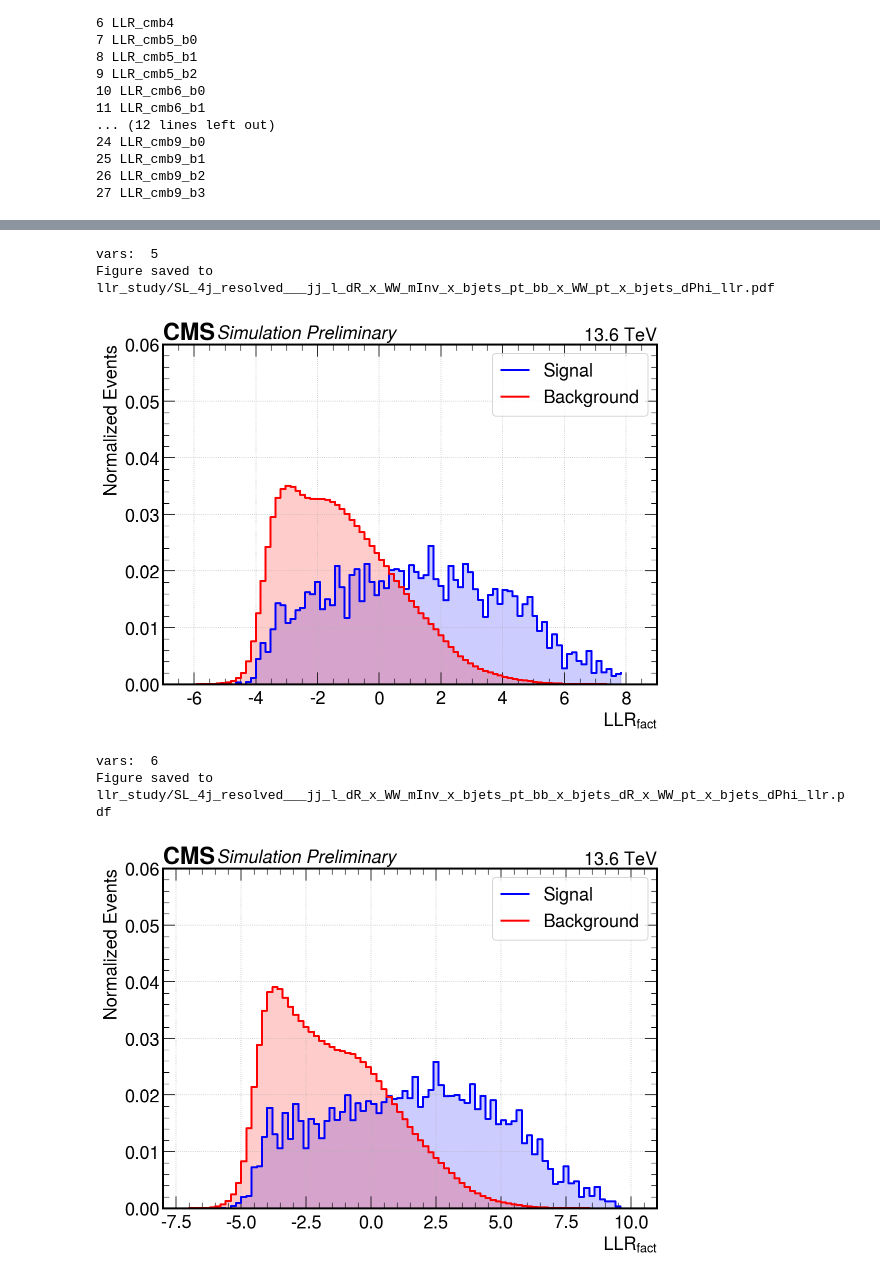
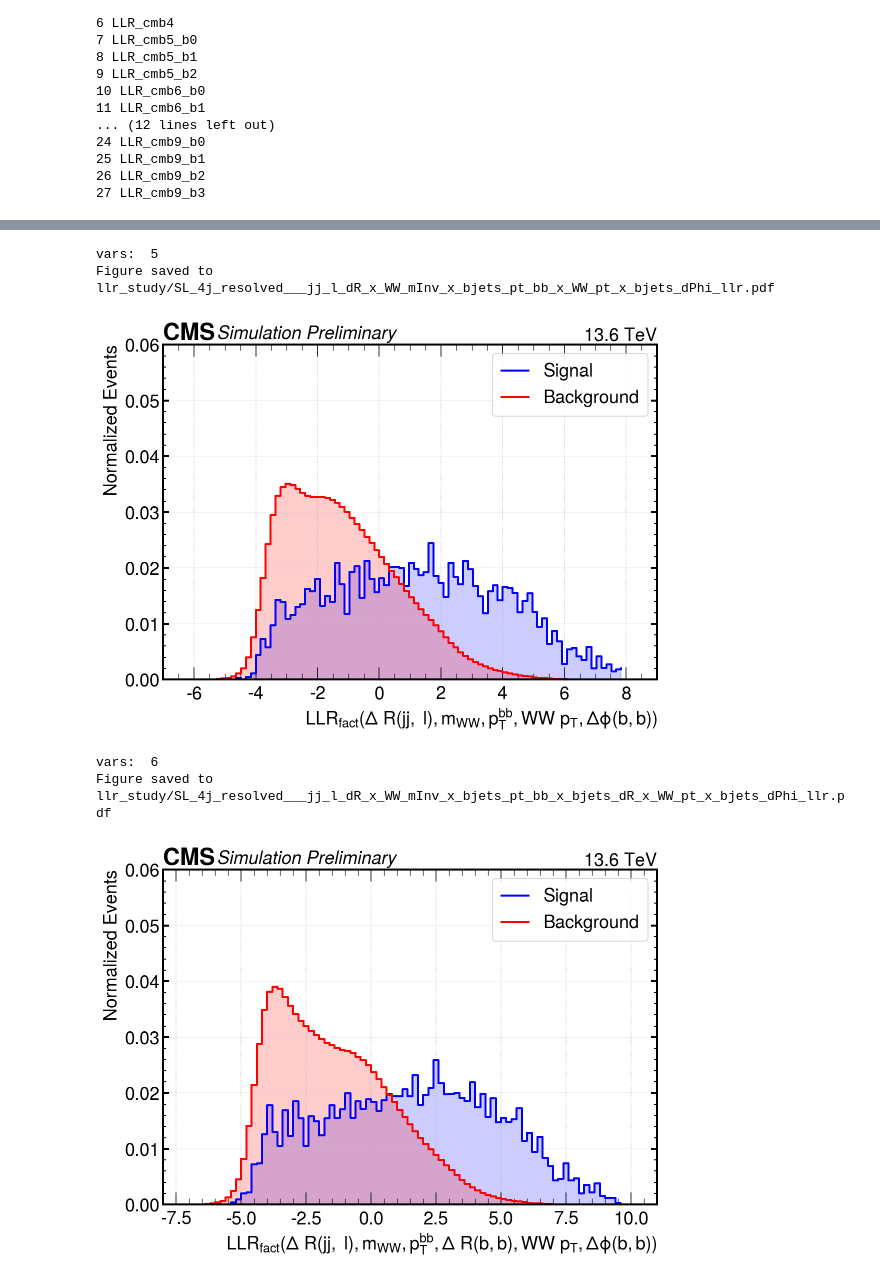
Before and after one commit to antonettprado/hh, a Jupyter notebook: llr_study/plot_llrs_distributions.ipynb, the cells around one changed output, grey strips where cells are left out. Drawn from its saved outputs; the diff is of its cells as text; code cells hidden in the pictures.

```diff
--- a/llr_study/plot_llrs_distributions.ipynb
+++ b/llr_study/plot_llrs_distributions.ipynb
@@ -2,12 +2,13 @@
 from core import AnalysisConfig, Reference, ObsType
 from core.observable import get_obs_info
 from utils.analyzer import Analyzer
-from utils.plot_config import PlotLimits
+from utils.plot_config import PlotLimits, CMSPlotStyle
 from utils.workdirectory import WorkDirectory
 from pathlib import Path
 PROJECTDIR = Path('/eos/user/a/anunezde/Z_OUTPUT_eos/Disc_Study_New/')
 CONFIG = AnalysisConfig('bamboo_hh/config/disc_study_new.yml')
 make_ref = lambda llr_name: Reference.from_parts(['SL_4j_resolved'], [llr_name])
+plot_style = CMSPlotStyle(figsize=(8,6), label_fs=18, tick_fs=18, legend_fs=18, cms_fs=18)
 # %% [output]
 Welcome to JupyROOT 6.30/02
 # %%
@@ -69,20 +73,20 @@ wd = WorkDirectory(crtd_dirs[7])
 refs = wd.get_references(channels=['SL_4j_resolved'])
 llr_analyzer = Analyzer(wd, CONFIG, outdir=Path('llr_study'))
 show_var_dim(ref_5var)
-llr_analyzer.plot_sig_bkg(ref_5var, PlotLimits(xmin=-7, xmax=9, ymax=0.06))
+llr_analyzer.plot_sig_bkg_new(ref_5var, plot_style, PlotLimits(xmin=-7, xmax=9, ymax=0.06))
 # %% [output]
 vars:  5
 Figure saved to llr_study/SL_4j_resolved___jj_l_dR_x_WW_mInv_x_bjets_pt_bb_x_WW_pt_x_bjets_dPhi_llr.pdf
-[figure, old version]
+[figure, new version]
 # %%
 wd = WorkDirectory(crtd_dirs[10])   # 10 to 13
 llr_analyzer = Analyzer(wd, CONFIG, outdir=Path('llr_study'))
 show_var_dim(ref_6var)
-llr_analyzer.plot_sig_bkg(ref_6var, PlotLimits(xmin=-8, xmax=11, ymax=0.06))
+llr_analyzer.plot_sig_bkg_new(ref_6var, plot_style, PlotLimits(xmin=-8, xmax=11, ymax=0.06))
 # %% [output]
 vars:  6
 Figure saved to llr_study/SL_4j_resolved___jj_l_dR_x_WW_mInv_x_bjets_pt_bb_x_bjets_dR_x_WW_pt_x_bjets_dPhi_llr.pdf
-[figure, old version]
+[figure, new version]
 # %%
 wd = WorkDirectory(crtd_dirs[15])   # 14 to 18
 llr_analyzer = Analyzer(wd, CONFIG, outdir=Path('llr_study'))
```
Also changed, not shown: parts of 3 cells of this notebook, 4 other files.
